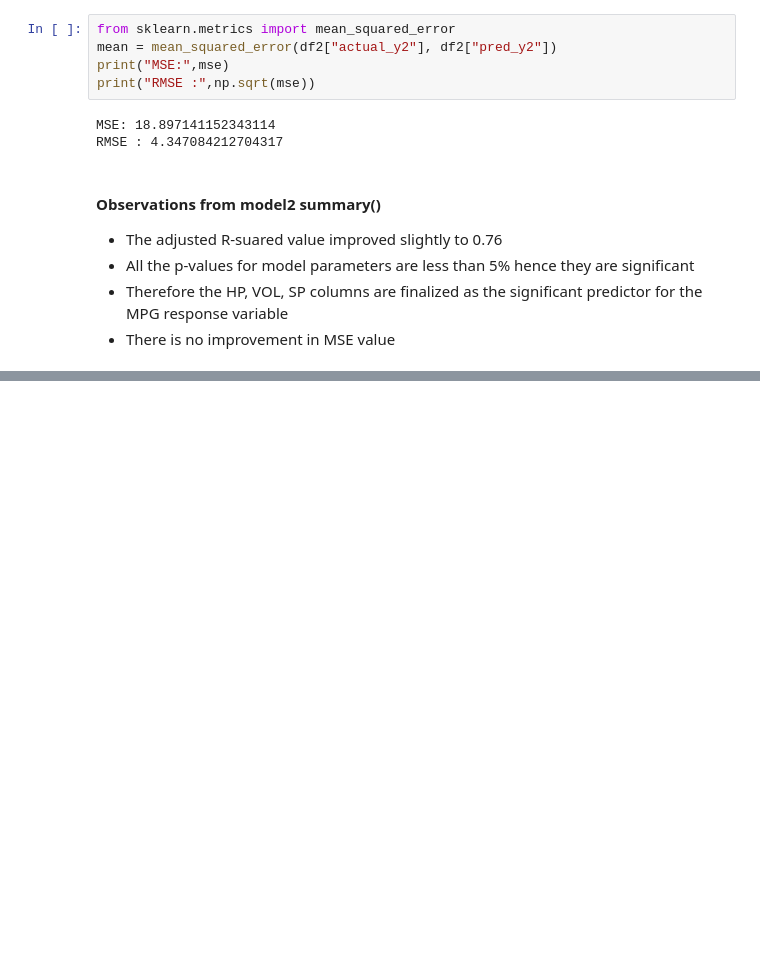
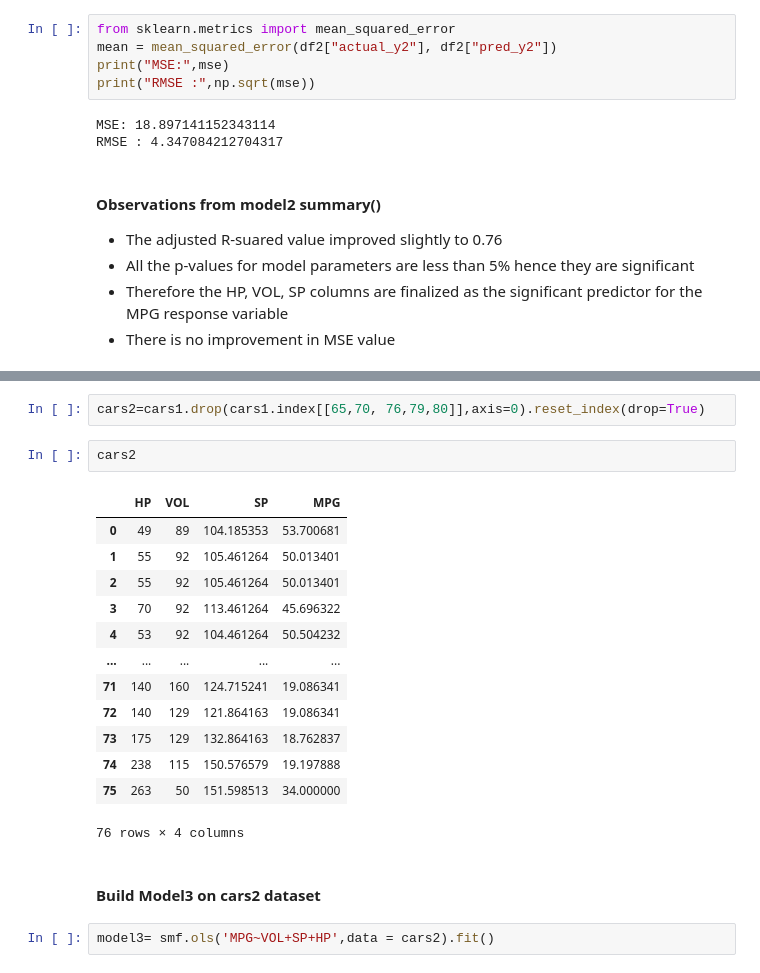
Before and after one commit to AnirudhReddy1252/AIML_TASK, a Jupyter notebook: Multi Regression.ipynb, the cells around one changed output, grey strips where cells are left out. Cells and saved outputs as stored; diff of their text form; blank space fills up the shorter version.

```diff
--- a/Multi Regression.ipynb
+++ b/Multi Regression.ipynb
@@ -367,0 +404,22 @@ RMSE : 4.347084212704317
+# %%
+cars2=cars1.drop(cars1.index[[65,70, 76,79,80]],axis=0).reset_index(drop=True)
+# %%
+cars2
+# %% [output]
+|  | HP | VOL | SP | MPG |
+| 0 | 49 | 89 | 104.185353 | 53.700681 |
+| 1 | 55 | 92 | 105.461264 | 50.013401 |
+| 2 | 55 | 92 | 105.461264 | 50.013401 |
+| 3 | 70 | 92 | 113.461264 | 45.696322 |
+| 4 | 53 | 92 | 104.461264 | 50.504232 |
+| ... | ... | ... | ... | ... |
+| 71 | 140 | 160 | 124.715241 | 19.086341 |
+| 72 | 140 | 129 | 121.864163 | 19.086341 |
+| 73 | 175 | 129 | 132.864163 | 18.762837 |
+| 74 | 238 | 115 | 150.576579 | 19.197888 |
+| 75 | 263 | 50 | 151.598513 | 34.000000 |
+76 rows × 4 columns
+# %% [markdown]
+#### Build Model3 on cars2 dataset
+# %%
+model3= smf.ols('MPG~VOL+SP+HP',data = cars2).fit()
```
Also changed, not shown: parts of 13 cells of this notebook.
